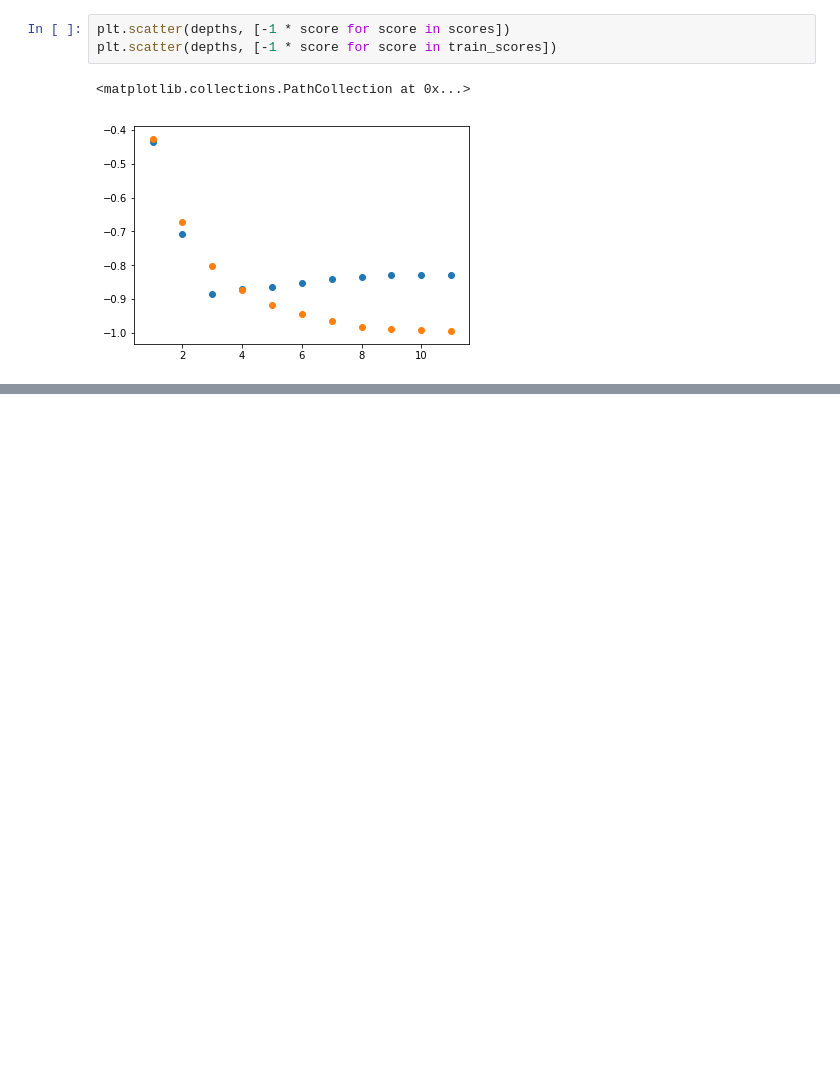
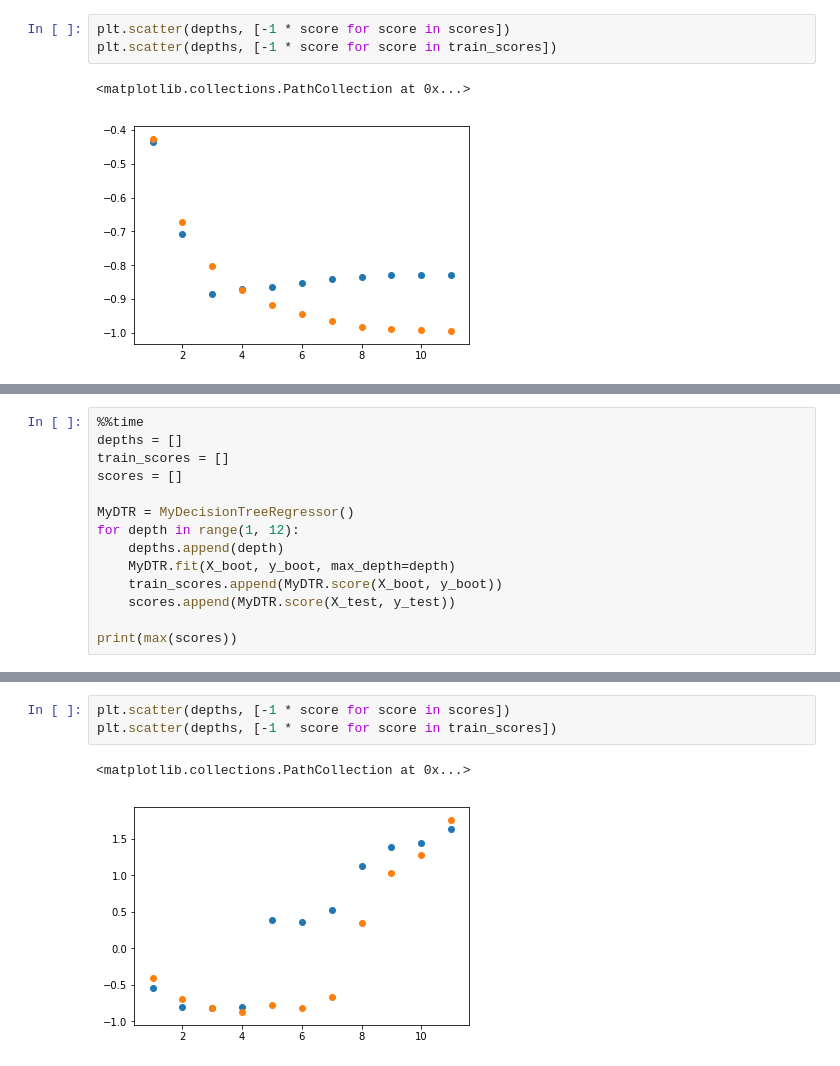
Before and after one commit to nickbuker/machine_learning_from_scratch, a Jupyter notebook: src/mac_test.ipynb, the cells around one changed output, grey strips where cells are left out. Drawn from its saved outputs; the diff is of its cells as text; blank space fills up the shorter version.

```diff
--- a/src/mac_test.ipynb
+++ b/src/mac_test.ipynb
@@ -208,0 +143,14 @@ array([ 19.7,  20.3,  29.4,  21.8,  34.6,  16.6,  19.8,  16.8,  23.3,
+# %%
+%%time
+depths = []
+train_scores = []
+scores = []
+
+MyDTR = MyDecisionTreeRegressor()
+for depth in range(1, 12):
+    depths.append(depth)
+    MyDTR.fit(X_boot, y_boot, max_depth=depth)
+    train_scores.append(MyDTR.score(X_boot, y_boot))
+    scores.append(MyDTR.score(X_test, y_test))
+
+print(max(scores))
@@ -208,0 +161,6 @@ array([ 19.7,  20.3,  29.4,  21.8,  34.6,  16.6,  19.8,  16.8,  23.3,
+# %%
+plt.scatter(depths, [-1 * score for score in scores])
+plt.scatter(depths, [-1 * score for score in train_scores])
+# %% [output]
+<matplotlib.collections.PathCollection at 0x...>
+[figure, added]
```
Also changed, not shown: parts of 24 cells of this notebook.
